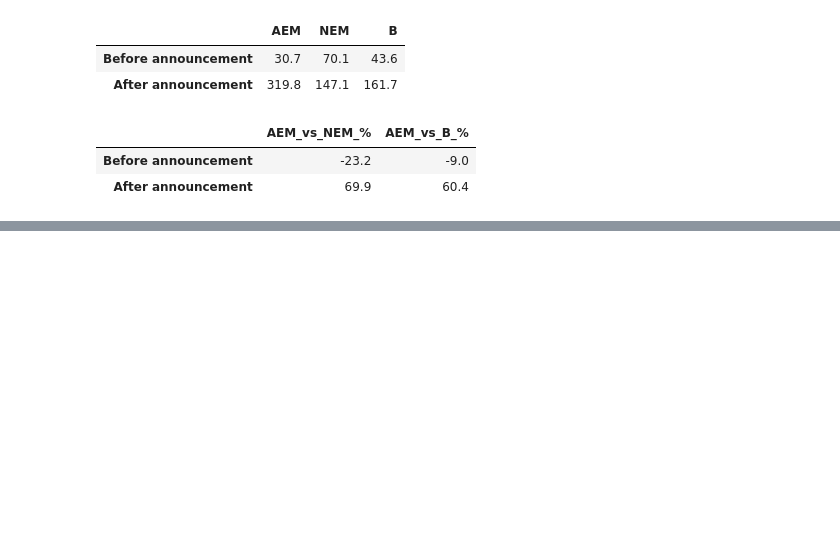
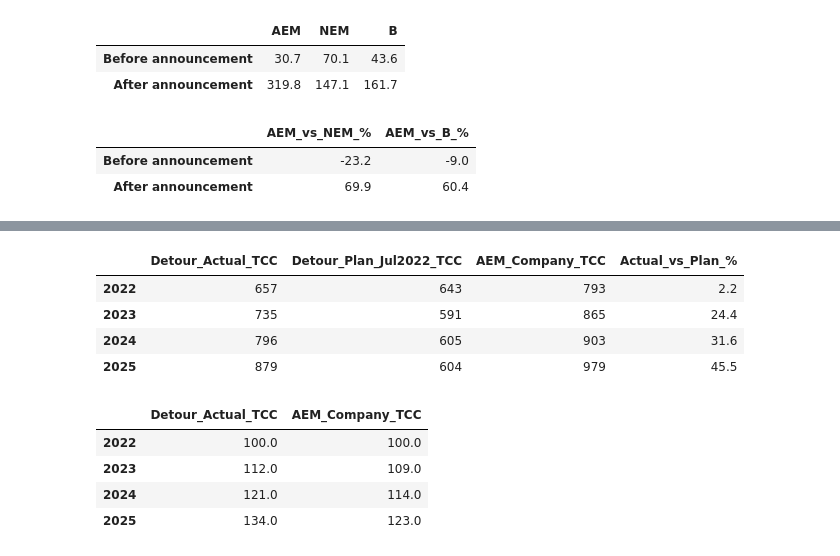
Before and after one commit to ChristopheAbelem/agnico-kirkland-ma-analysis, a Jupyter notebook: notebooks/01_data_collection.ipynb, the cells around one changed output, grey strips where cells are left out. Drawn from its saved outputs; the diff is of its cells as text; code cells hidden in the pictures; blank space fills up the shorter version.

Commit message:
Complete M&A analysis: baselines, announcement reaction, Detour Lake check, updated conclusion

```diff
--- a/notebooks/01_data_collection.ipynb
+++ b/notebooks/01_data_collection.ipynb
@@ -488,3 +539,29 @@ After announcement | B: 2021-09-28 to 2026-08-14
+# %%
+# Total cash costs per ounce (USD). Sources: AEM full-year results releases (SEC 6-K) and the
+# July 2022 Detour Lake life-of-mine plan (Q2 2022 release; plan 2022 = Q2-Q4 only).
+detour = pd.DataFrame({
+    "Detour_Actual_TCC": [657, 735, 796, 879],
+    "Detour_Plan_Jul2022_TCC": [643, 591, 605, 604],
+    "AEM_Company_TCC": [793, 865, 903, 979],
+}, index=[2022, 2023, 2024, 2025])
+detour["Actual_vs_Plan_%"] = (
+    (detour["Detour_Actual_TCC"] / detour["Detour_Plan_Jul2022_TCC"] - 1) * 100
+).round(1)
+display(detour)
+
+cols = ["Detour_Actual_TCC", "AEM_Company_TCC"]
+(detour[cols] / detour[cols].iloc[0] * 100).round(0)
+# %% [output]
+|  | Detour_Actual_TCC | Detour_Plan_Jul2022_TCC | AEM_Company_TCC | Actual_vs_Plan_% |
+| 2022 | 657 | 643 | 793 | 2.2 |
+| 2023 | 735 | 591 | 865 | 24.4 |
+| 2024 | 796 | 605 | 903 | 31.6 |
+| 2025 | 879 | 604 | 979 | 45.5 |
+|  | Detour_Actual_TCC | AEM_Company_TCC |
+| 2022 | 100.0 | 100.0 |
+| 2023 | 112.0 | 109.0 |
+| 2024 | 121.0 | 114.0 |
+| 2025 | 134.0 | 123.0 |
 # %% [markdown]
 ## Conclusion
 
```
Also changed, not shown: parts of 4 cells of this notebook.
